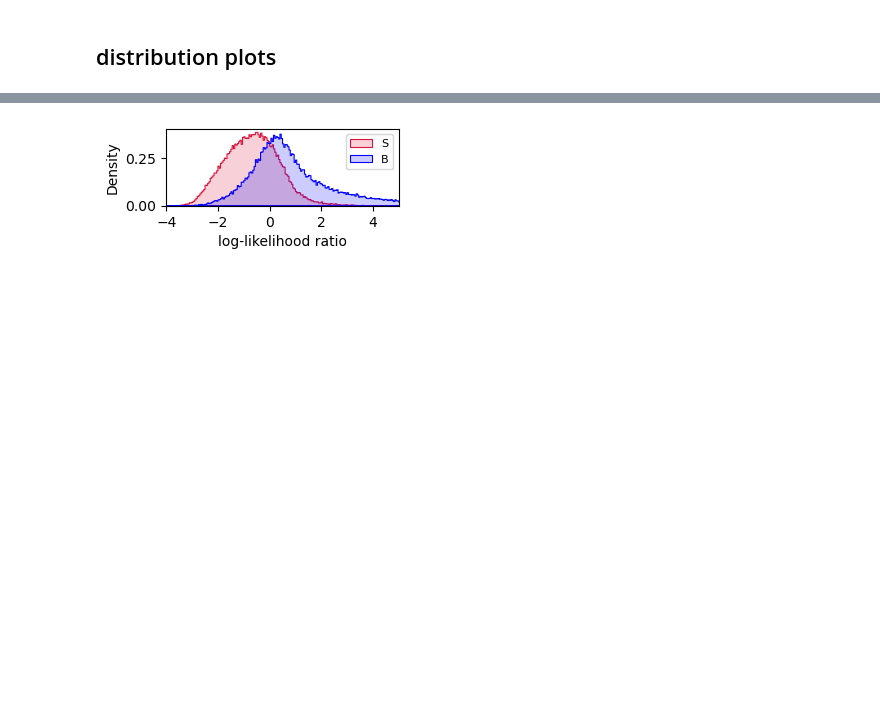
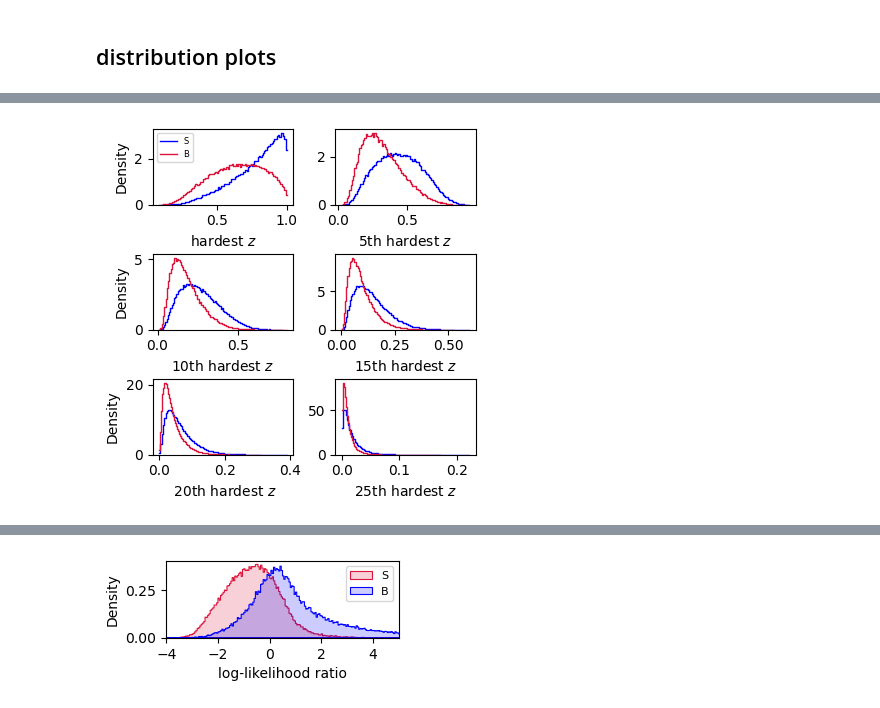
Before and after one commit to dfaroughy/SyntheticJets, a Jupyter notebook: data.ipynb, the cells around one changed output, grey strips where cells are left out. Drawn from its saved outputs; the diff is of its cells as text; code cells hidden in the pictures; blank space fills up the shorter version.

```diff
--- a/data.ipynb
+++ b/data.ipynb
@@ -234,0 +239,14 @@ plt.show()
+# %%
+from utils import ordered_z_plots
+
+def canonical_order(samples):
+    idx = np.argsort(-samples[:, :, 0], axis=1)
+    return np.take_along_axis(samples, idx[:, :, None], axis=1)
+
+
+toy_qcd_ord = canonical_order(toy_qcd)
+toy_tops_ord = canonical_order(toy_tops)
+
+ordered_z_plots(toy_qcd_ord, toy_tops_ord)
+# %% [output]
+[figure, added]
```
Also changed, not shown: parts of 6 cells of this notebook, 5 other files.
